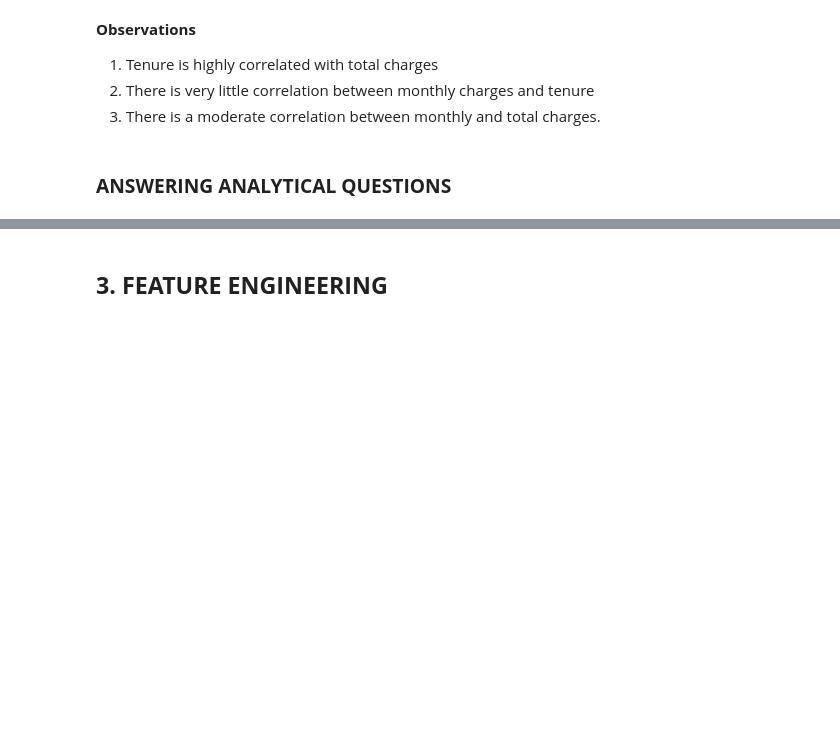
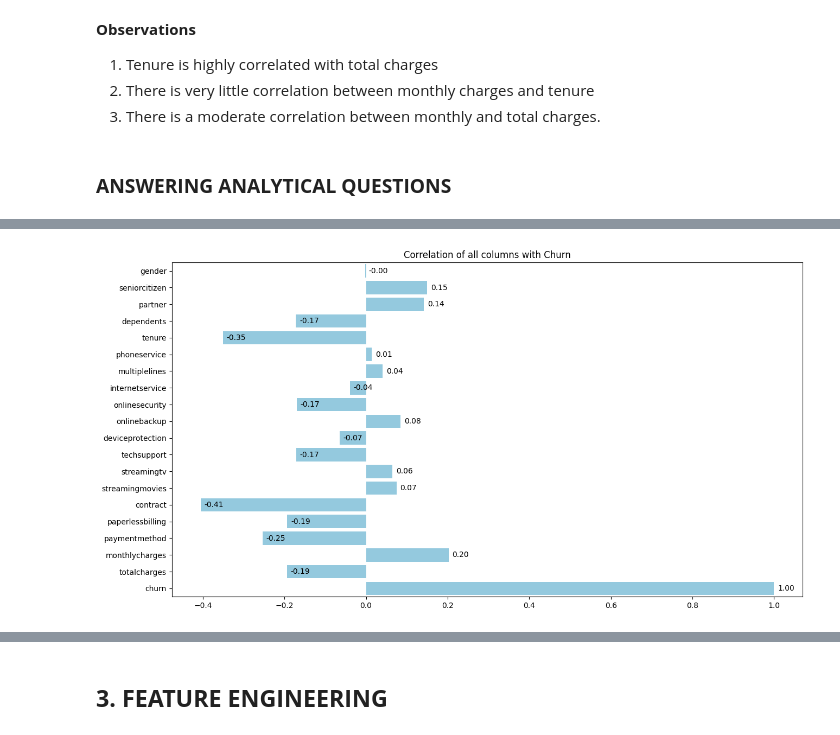
Before and after one commit to Rama-Mwenda/Customer_Churn, a Jupyter notebook: Notebooks/Customer_Churn.ipynb, the cells around one changed output, grey strips where cells are left out. Drawn from its saved outputs; the diff is of its cells as text; code cells hidden in the pictures; blank space fills up the shorter version.

```diff
--- a/Notebooks/Customer_Churn.ipynb
+++ b/Notebooks/Customer_Churn.ipynb
@@ -715,0 +737,4 @@ plt.show()
+# %%
+for col in train.columns:
+    if train[col].dtype == 'category':
+        train[col] = pd.factorize(train[col])[0]
@@ -715,0 +758,11 @@ plt.show()
+# %%
+plt.figure(figsize=(15,8))
+#colormap = sns.color_palette('crest')
+ax = sns.barplot(data=train.corrwith(train['churn']), orient='h', color='skyblue')
+for p in ax.patches:
+    ax.annotate("%.2f" % p.get_width(), xy=(p.get_width(), p.get_y()+p.get_height()/2),
+            xytext=(5, 0), textcoords='offset points', ha="left", va="center")
+plt.title('Correlation of all columns with Churn')
+plt.show()
+# %% [output]
+[figure, added]
```
Also changed, not shown: parts of 21 cells of this notebook.
